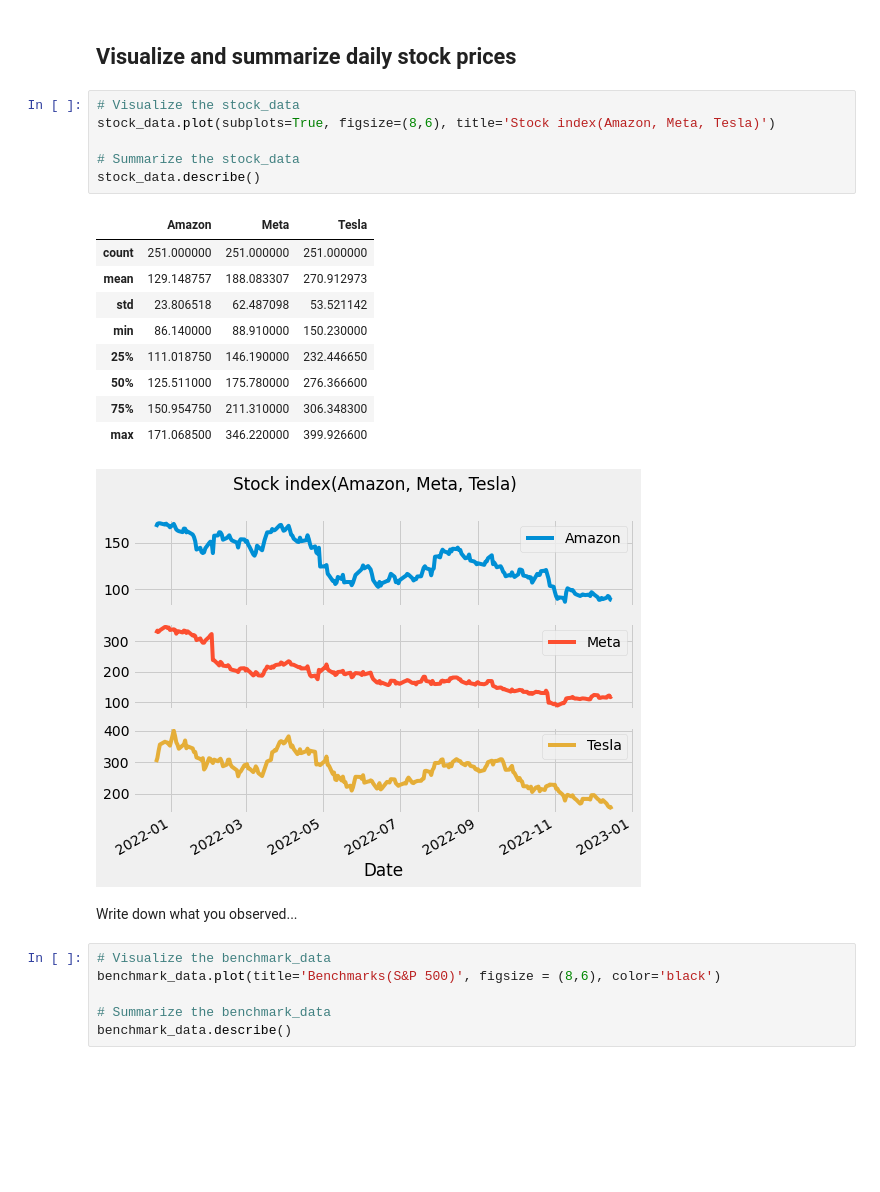
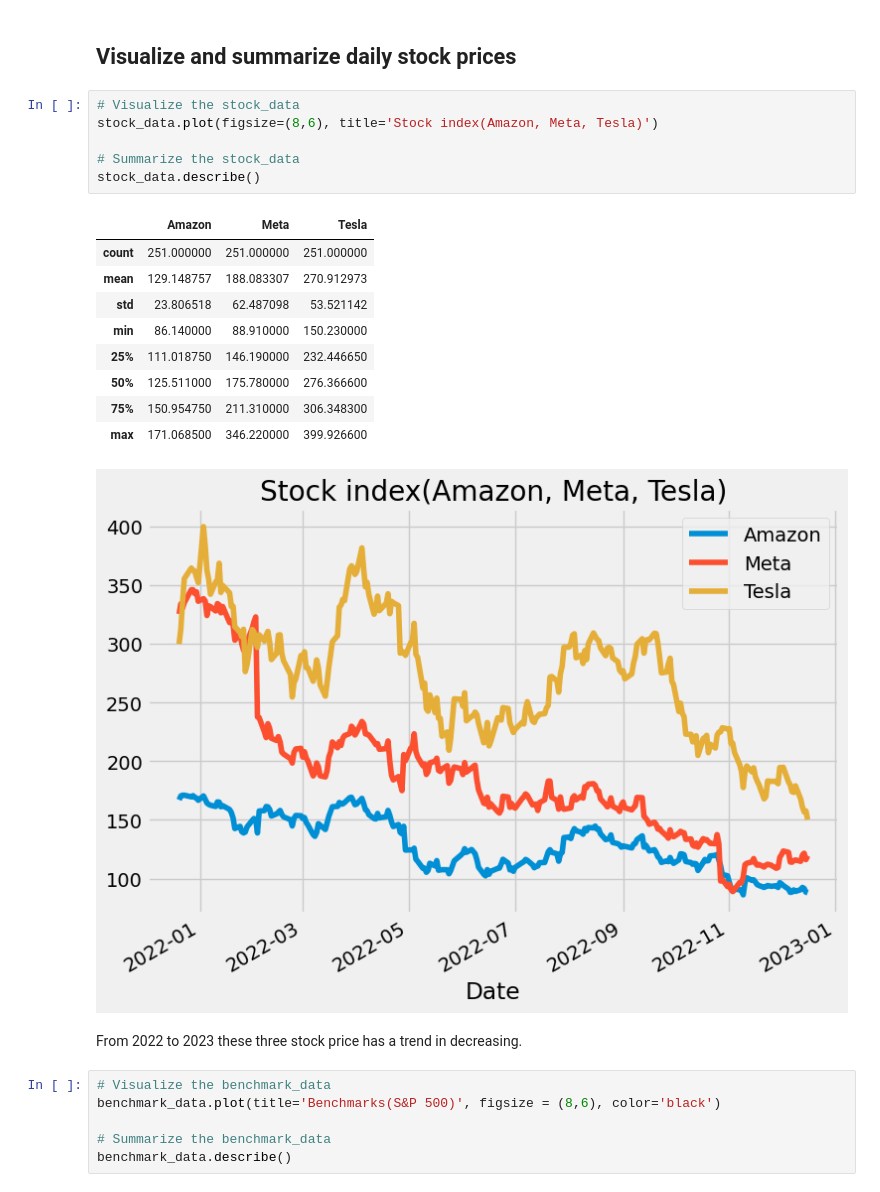
Before and after one commit to wswu001/Risk-Return-The-Sharpe-Ratio, a Jupyter notebook: main.ipynb, the cells around one changed output. Drawn from its saved outputs; the diff is of its cells as text; blank space fills up the shorter version.

```diff
--- a/main.ipynb
+++ b/main.ipynb
@@ -90,23 +90,23 @@ Date
 ## Visualize and summarize daily stock prices
 # %%
 # Visualize the stock_data
-stock_data.plot(subplots=True, figsize=(8,6), title='Stock index(Amazon, Meta, Tesla)')
+stock_data.plot(figsize=(8,6), title='Stock index(Amazon, Meta, Tesla)')
 
 # Summarize the stock_data
 stock_data.describe()
 # %% [output]
 |  | Amazon | Meta | Tesla |
 | count | 251.000000 | 251.000000 | 251.000000 |
 | mean | 129.148757 | 188.083307 | 270.912973 |
 | std | 23.806518 | 62.487098 | 53.521142 |
 | min | 86.140000 | 88.910000 | 150.230000 |
 | 25% | 111.018750 | 146.190000 | 232.446650 |
 | 50% | 125.511000 | 175.780000 | 276.366600 |
 | 75% | 150.954750 | 211.310000 | 306.348300 |
 | max | 171.068500 | 346.220000 | 399.926600 |
-[figure, old version]
+[figure, new version]
-# %% [markdown]
-Write down what you observed...
+# %% [markdown]
+From 2022 to 2023 these three stock price has a trend in decreasing.
 # %%
 # Visualize the benchmark_data
 benchmark_data.plot(title='Benchmarks(S&P 500)', figsize = (8,6), color='black')
```
